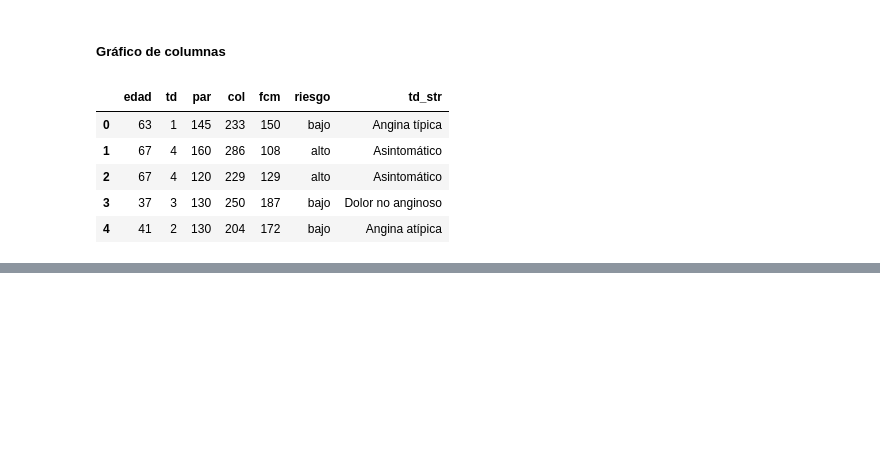
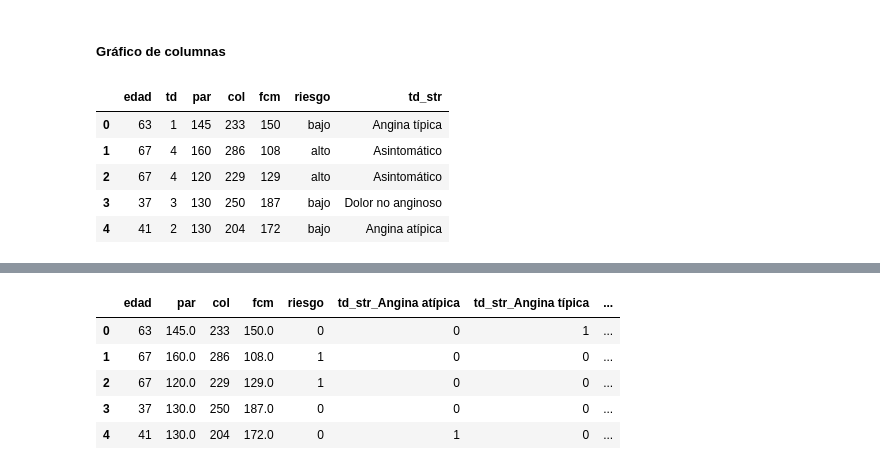
Before and after one commit to FedericoPacheco/tp2-cd, a Jupyter notebook: notebook.ipynb, the cells around one changed output, grey strips where cells are left out. Drawn from its saved outputs; the diff is of its cells as text; code cells hidden in the pictures; blank space fills up the shorter version.

```diff
--- a/notebook.ipynb
+++ b/notebook.ipynb
@@ -100,0 +159,4 @@ Text(0.5, 1.0, 'Riesgo de cardiopatía')
+# %%
+# Cambiar los valores de riesgo a 0 y 1
+df["riesgo"] = df["riesgo"].map({"alto": 1, "bajo": 0})
+df.head()
@@ -100,0 +170,19 @@ Text(0.5, 1.0, 'Riesgo de cardiopatía')
+# %%
+# Aplicar one hot a la columna td_str
+df = pd.get_dummies(df, columns = ["td_str"])
+df["td_str_Angina atípica"] = df["td_str_Angina atípica"].astype("int")
+df["td_str_Angina típica"] = df["td_str_Angina típica"].astype("int")
+df["td_str_Asintomático"] = df["td_str_Asintomático"].astype("int")
+df["td_str_Dolor no anginoso"] = df["td_str_Dolor no anginoso"].astype("int")
+
+# Y eliminamos la columna td
+df.drop(columns = ["td"], inplace=True)
+
+df.head()
+# %% [output]
+|  | edad | par | col | fcm | riesgo | td_str_Angina atípica | td_str_Angina típica | ... |
+| 0 | 63 | 145.0 | 233 | 150.0 | 0 | 0 | 1 | ... |
+| 1 | 67 | 160.0 | 286 | 108.0 | 1 | 0 | 0 | ... |
+| 2 | 67 | 120.0 | 229 | 129.0 | 1 | 0 | 0 | ... |
+| 3 | 37 | 130.0 | 250 | 187.0 | 0 | 0 | 0 | ... |
+| 4 | 41 | 130.0 | 204 | 172.0 | 0 | 1 | 0 | ... |
```
Also changed, not shown: parts of 17 cells of this notebook.
